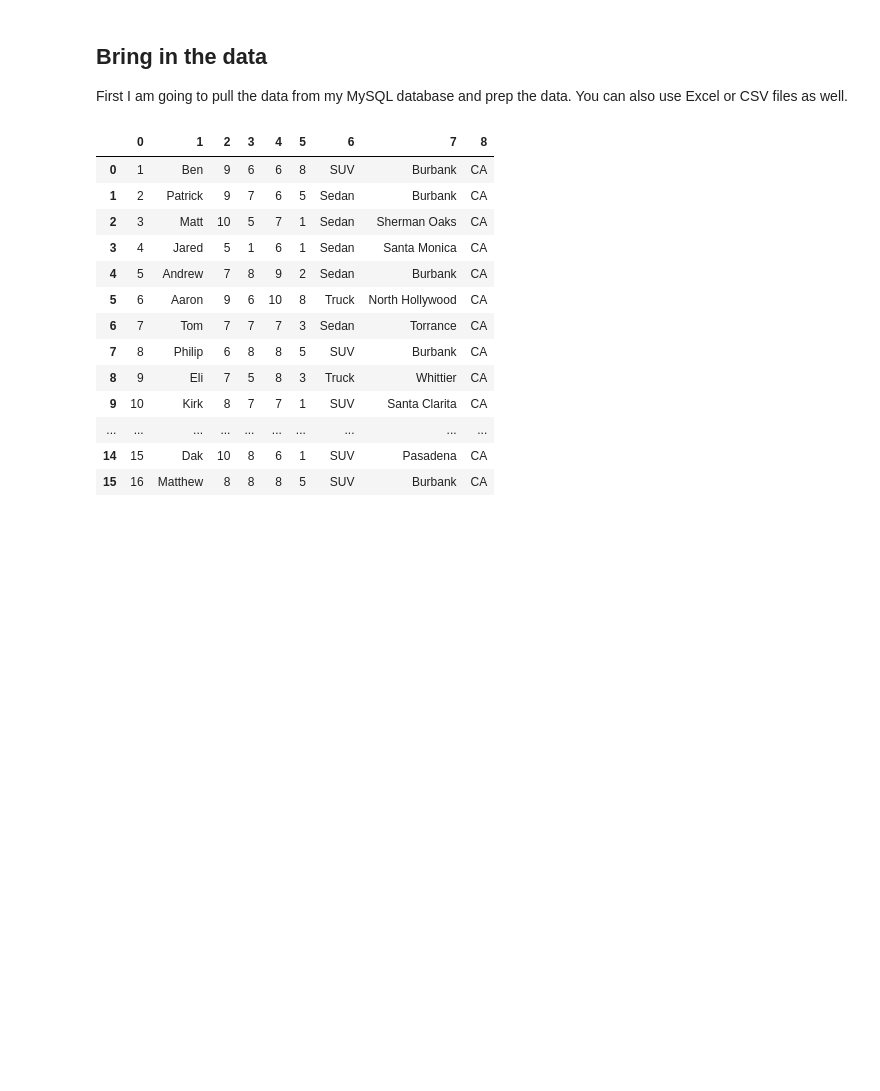
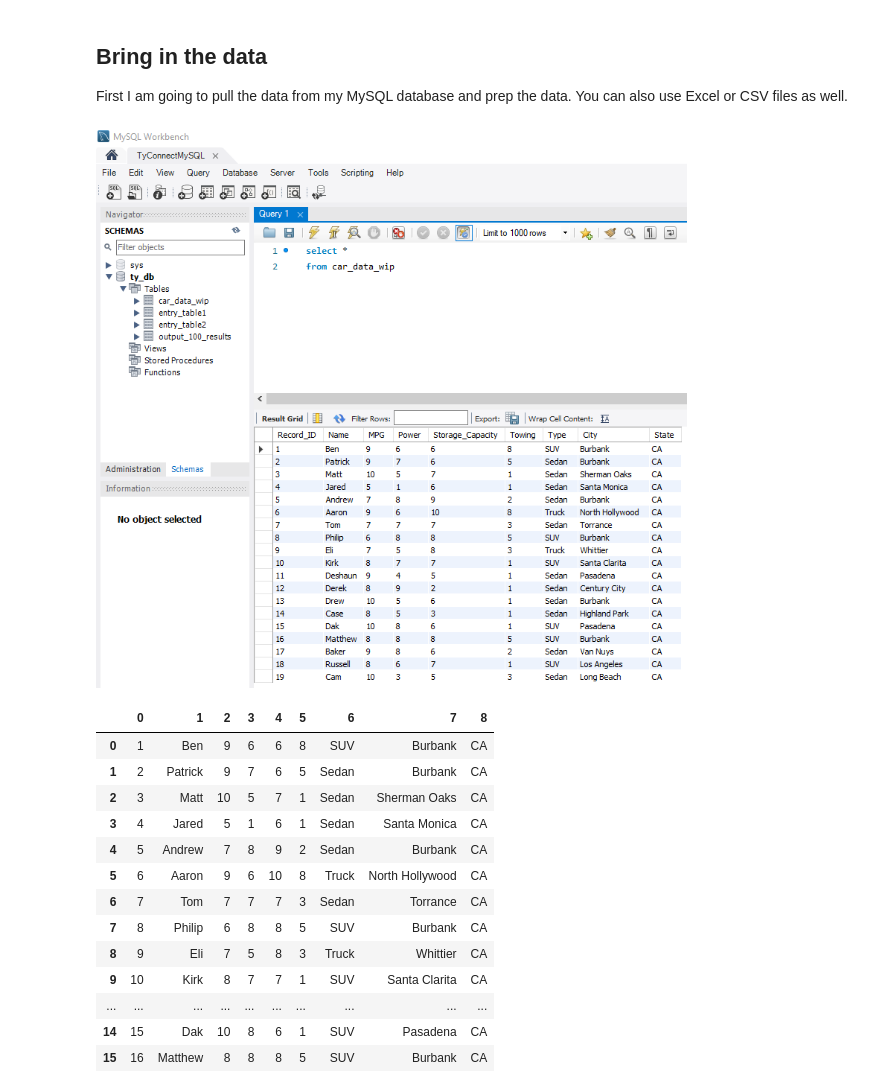
Before and after one commit to tygithub18/Scikit-Learn-ML-car-data, a Jupyter notebook: DB ML Car Example- Ver 2 -100 Output.ipynb, the cells around one changed output. Drawn from its saved outputs; the diff is of its cells as text; code cells hidden in the pictures; blank space fills up the shorter version.

```diff
--- a/DB ML Car Example- Ver 2 -100 Output.ipynb
+++ b/DB ML Car Example- Ver 2 -100 Output.ipynb
@@ -36,3 +43,8 @@ import pandas as pd
+# %%
+#Here is the input data in MySQL
+display(Image(filename='MySQL input data.png'))
+# %% [output]
+[figure, added]
 # %%
 #Import the mysql library so we can use sql and connect the MySQL Database.
 import mysql.connector as sql
```
Also changed, not shown: parts of 10 cells of this notebook.
